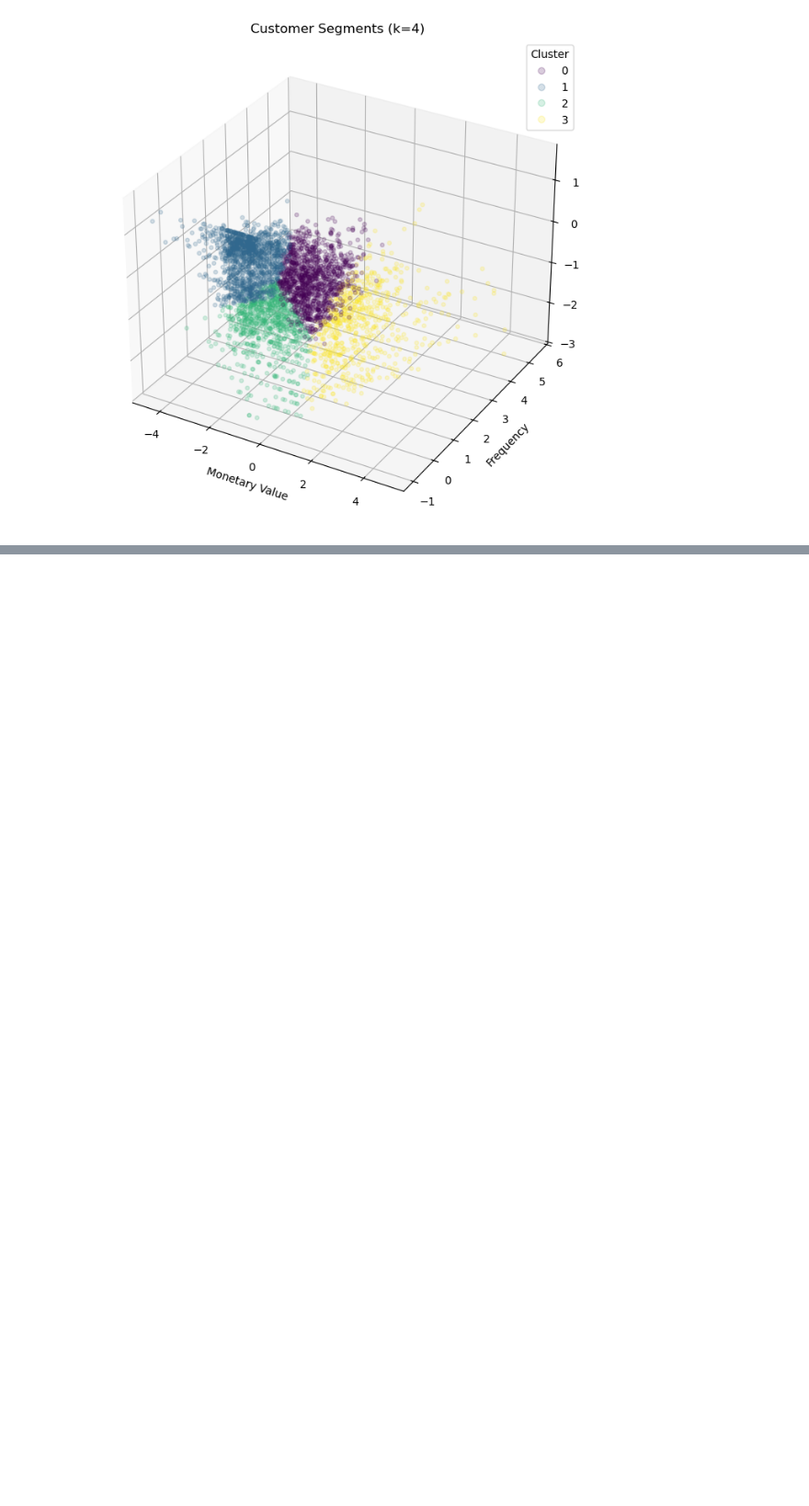
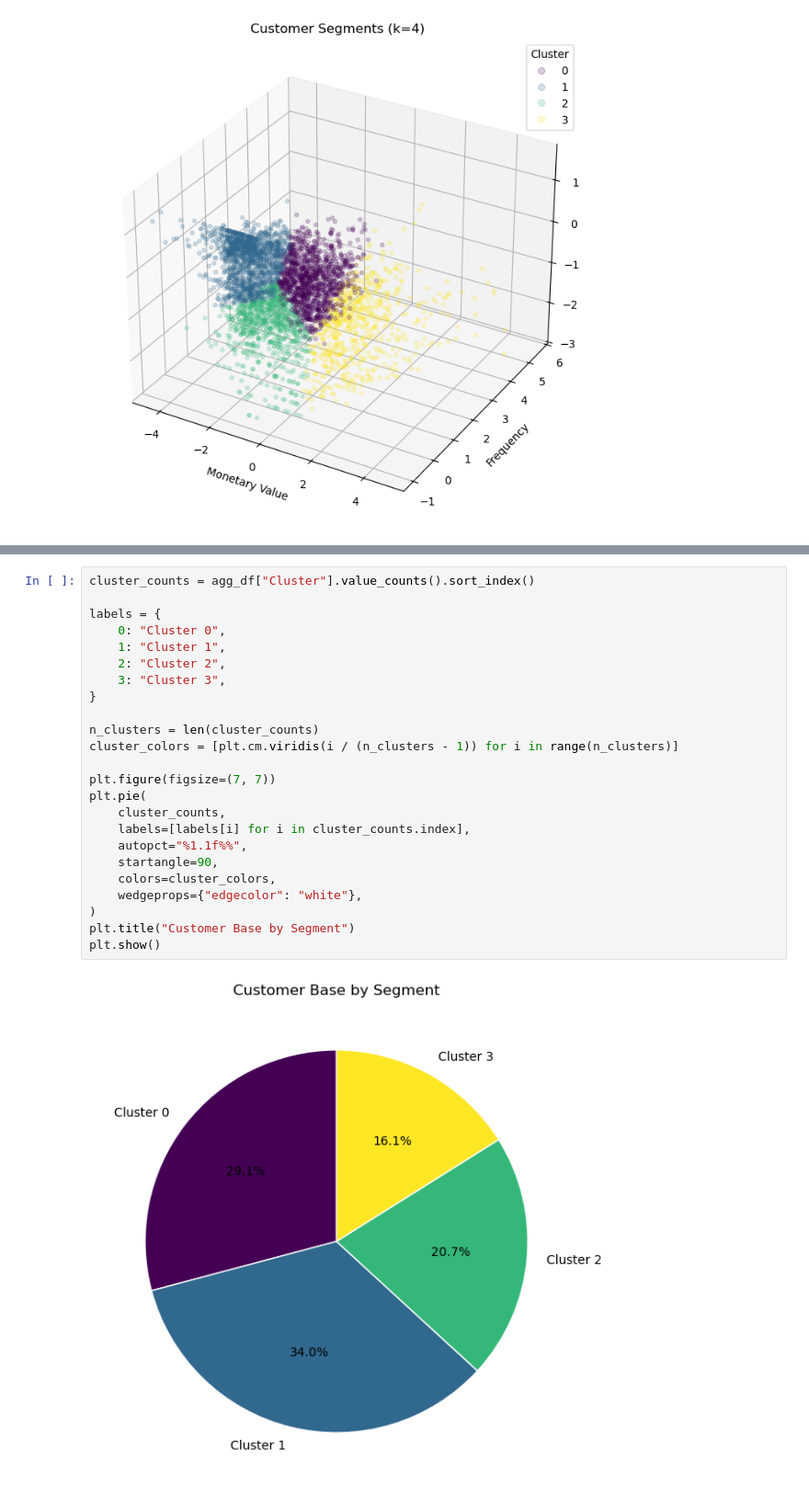
Before and after one commit to jnqu/RFM-Clustering-KMeans, a Jupyter notebook: clustering.ipynb, the cells around one changed output, grey strips where cells are left out. Shown at 92% size. Saved outputs shown, nothing was run; the diff lists cells and outputs as text; blank space fills up the shorter version.

```diff
--- a/clustering.ipynb
+++ b/clustering.ipynb
@@ -595,0 +641,26 @@ plt.show()
+# %%
+cluster_counts = agg_df["Cluster"].value_counts().sort_index()
+
+labels = {
+    0: "Cluster 0",
+    1: "Cluster 1",
+    2: "Cluster 2",
+    3: "Cluster 3",
+}
+
+n_clusters = len(cluster_counts)
+cluster_colors = [plt.cm.viridis(i / (n_clusters - 1)) for i in range(n_clusters)]
+
+plt.figure(figsize=(7, 7))
+plt.pie(
+    cluster_counts,
+    labels=[labels[i] for i in cluster_counts.index],
+    autopct="%1.1f%%",
+    startangle=90,
+    colors=cluster_colors,
+    wedgeprops={"edgecolor": "white"},
+)
+plt.title("Customer Base by Segment")
+plt.show()
+# %% [output]
+[figure, added]
```
Also changed, not shown: parts of 6 cells of this notebook.
